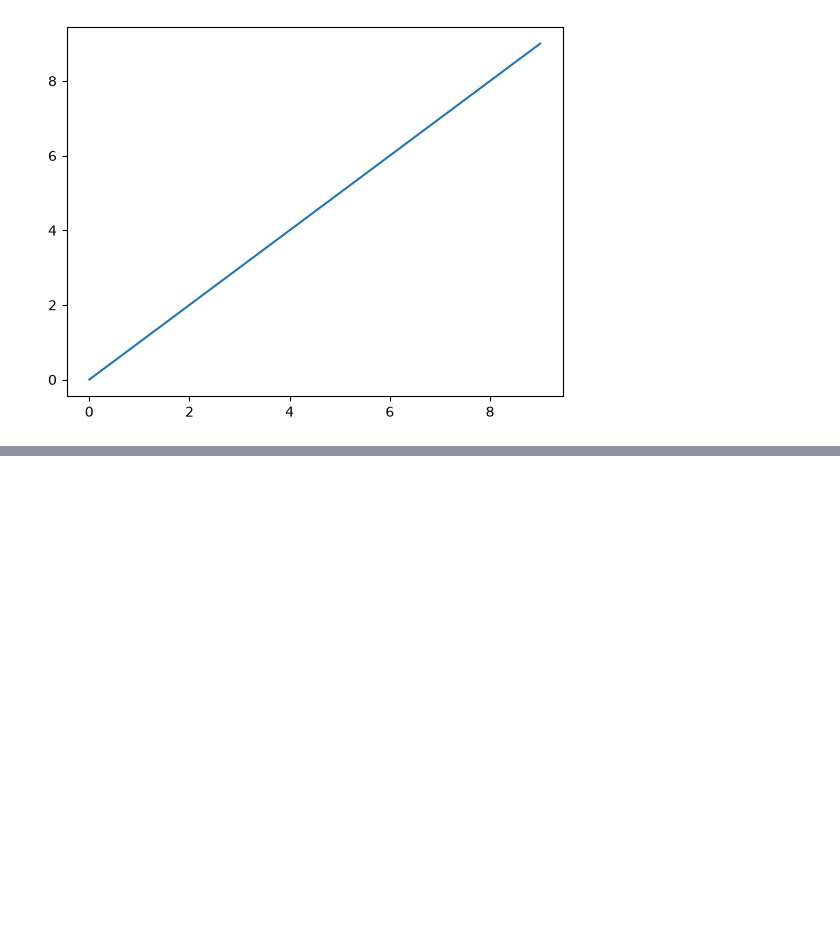
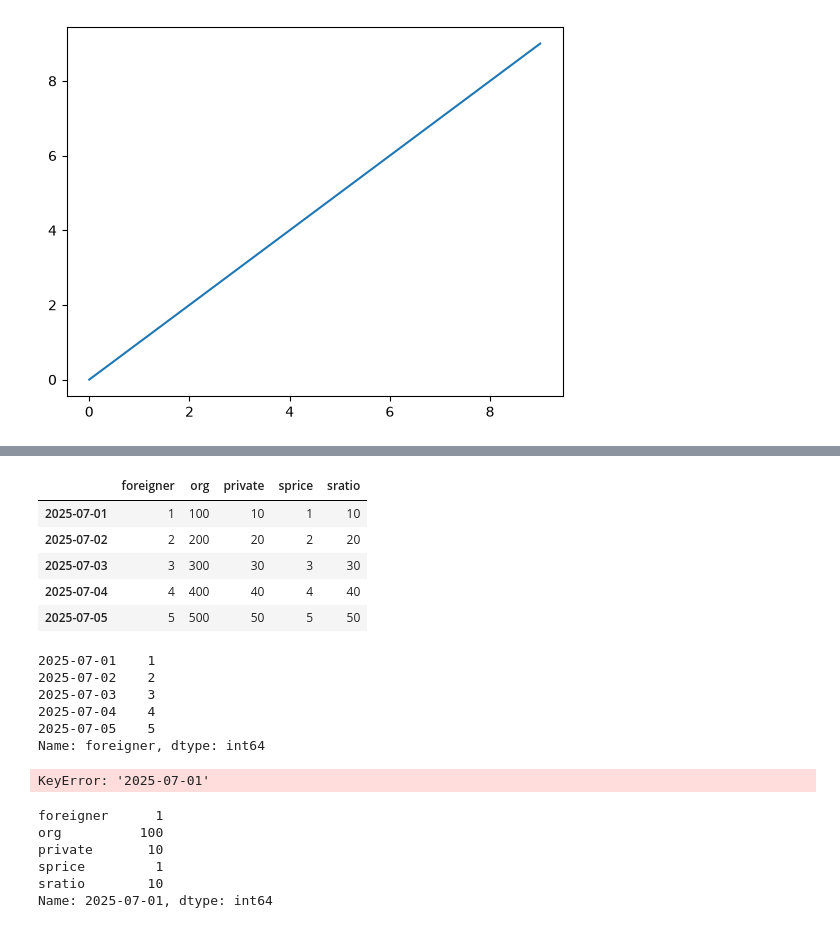
Before and after one commit to livemania/python_basic, a Jupyter notebook: test.ipynb, the cells around one changed output, grey strips where cells are left out. Drawn from its saved outputs; the diff is of its cells as text; code cells hidden in the pictures; blank space fills up the shorter version.

```diff
--- a/test.ipynb
+++ b/test.ipynb
@@ -13,0 +82,19 @@ plt.plot(np.arange(10))
+# %%
+frame3 = DataFrame(data, columns=['foreigner', 'org', 'private','sprice', 'sratio'], index=["2025-07-01", "2025-07-02", "2025-07-03", "2025-07-04", "2025-07-05"])
+frame3
+# %% [output]
+|  | foreigner | org | private | sprice | sratio |
+| 2025-07-01 | 1 | 100 | 10 | 1 | 10 |
+| 2025-07-02 | 2 | 200 | 20 | 2 | 20 |
+| 2025-07-03 | 3 | 300 | 30 | 3 | 30 |
+| 2025-07-04 | 4 | 400 | 40 | 4 | 40 |
+| 2025-07-05 | 5 | 500 | 50 | 5 | 50 |
+# %%
+frame3["foreigner"]
+# %% [output]
+2025-07-01    1
+2025-07-02    2
+2025-07-03    3
+2025-07-04    4
+2025-07-05    5
+Name: foreigner, dtype: int64
@@ -13,0 +103,13 @@ plt.plot(np.arange(10))
+# %%
+frame3["2025-07-01"]
+# %% [output]
+KeyError: '2025-07-01'
+# %%
+frame3.loc["2025-07-01"]
+# %% [output]
+foreigner      1
+org          100
+private       10
+sprice         1
+sratio        10
+Name: 2025-07-01, dtype: int64
```
Also changed, not shown: parts of 10 cells of this notebook, 1 other file.
